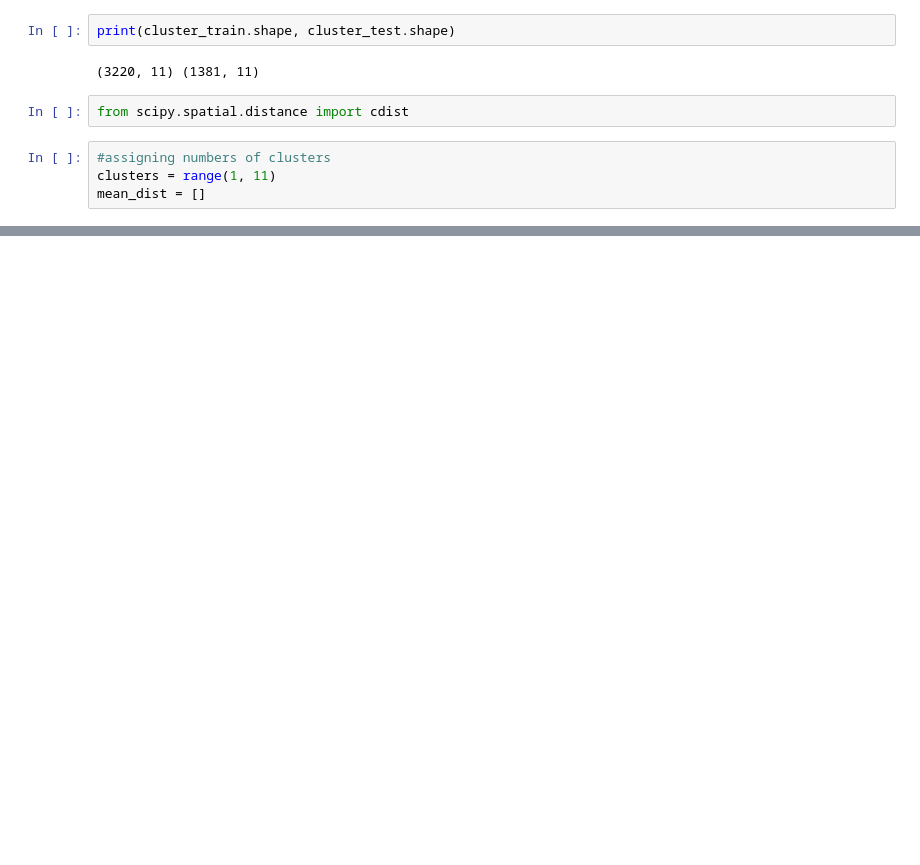
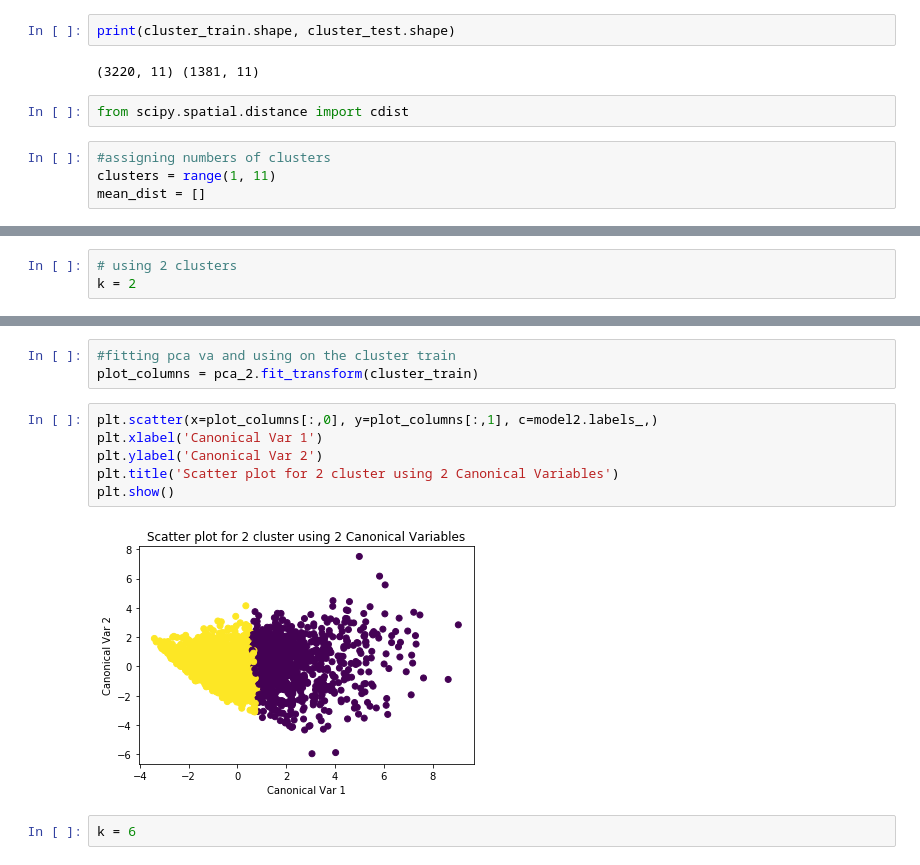
Before and after one commit to hagios2/Health-Data-Clusttering, a Jupyter notebook: Untitled.ipynb, the cells around one changed output, grey strips where cells are left out. Cells and saved outputs as stored; diff of their text form; blank space fills up the shorter version.

```diff
--- a/Untitled.ipynb
+++ b/Untitled.ipynb
@@ -103,0 +144,3 @@ for k in clusters:
+# %%
+# using 2 clusters
+k = 2
@@ -103,0 +157,13 @@ for k in clusters:
+# %%
+#fitting pca va and using on the cluster train
+plot_columns = pca_2.fit_transform(cluster_train)
+# %%
+plt.scatter(x=plot_columns[:,0], y=plot_columns[:,1], c=model2.labels_,)
+plt.xlabel('Canonical Var 1')
+plt.ylabel('Canonical Var 2')
+plt.title('Scatter plot for 2 cluster using 2 Canonical Variables')
+plt.show()
+# %% [output]
+[figure, added]
+# %%
+k = 6
```
Also changed, not shown: parts of 19 cells of this notebook.
